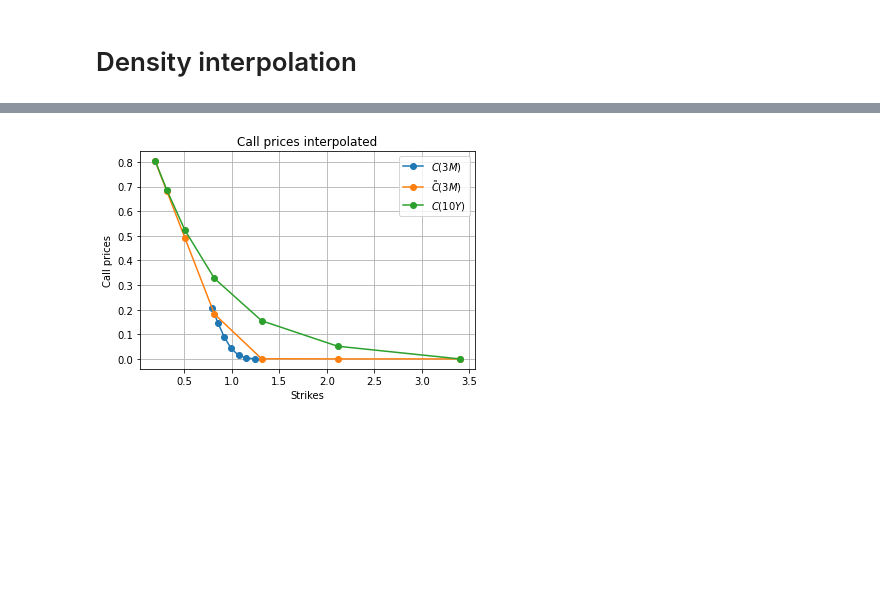
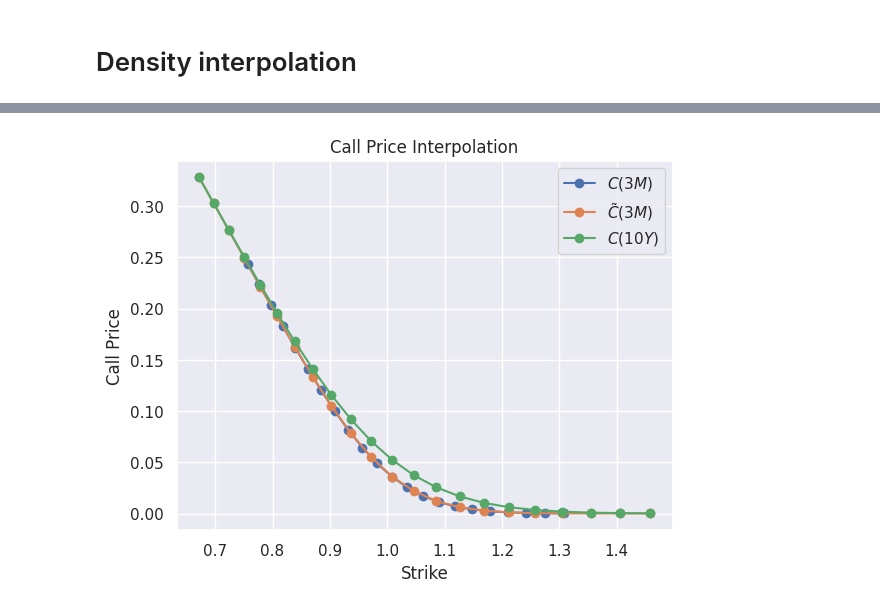
Before and after one commit to mwbrulhardt/gleam, a Jupyter notebook: examples/density_interpolation.ipynb, the cells around one changed output, grey strips where cells are left out. Saved outputs shown, nothing was run; the diff lists cells and outputs as text; code cells hidden in the pictures; blank space fills up the shorter version.

```diff
--- a/examples/density_interpolation.ipynb
+++ b/examples/density_interpolation.ipynb
@@ -45,9 +52,13 @@ Calibrate discrete local volatilities
 # %%
-dlv = DiscreteLocalVolatilityModel()
+bounds = np.zeros([num_maturities, 2])
+bounds[:, 0] = 0.1
+bounds[:, 1] = 2.5
+
+dlv = gm.dlv.DiscreteLocalVolatilityModel()
 dlv.calibrate(
-    prices=prices,
-    strikes=strikes,
-    maturities=tau,
-    bounds=np.array([[0.1, 2.5], [0.1, 2.5]]),
+    prices=C.flatten(),
+    strikes=k.flatten(),
+    maturities=t.flatten(),
+    bounds=bounds,
 )
 # %% [markdown]
@@ -73,22 +89,16 @@ plt.show()
 # %%
-k = np.zeros((3, 7))
-t = np.zeros((3, 7))
-k[0] = strikes[0]
-k[1] = strikes[1]
-k[2] = strikes[1]
-t[0] = tau[0]
-t[1] = tau[0]
-t[2] = tau[1]
-prices_interpolated = dlv.get_prices(k, t)
+t_ =  np.concatenate([t[0, None], t[0, None], t[1, None]], axis=0)
+k_ = np.concatenate([k[0, None], k[1, None],k[1, None]], axis=0)
+prices_interpolated = dlv.get_prices(k_.flatten(), t_.flatten()).reshape(3, -1)
 
-plt.plot(k[0], prices_interpolated[0], '-o', label=r'$C(3M)$')
-plt.plot(k[1], prices_interpolated[1], '-o', label=r'$\tilde{C}(3M)$')
-plt.plot(k[2], prices_interpolated[2], '-o', label=r'$C(10Y)$')
+plt.plot(k_[0], prices_interpolated[0], "-o", label=r"$C(3M)$")
+plt.plot(k_[1], prices_interpolated[1], "-o", label=r"$\tilde{C}(3M)$")
+plt.plot(k_[2], prices_interpolated[2], "-o", label=r"$C(10Y)$")
 plt.legend()
-plt.grid()
-plt.xlabel('Strikes')
-plt.ylabel('Call prices')
-plt.title('Call prices interpolated')
+
+plt.xlabel("Strike")
+plt.ylabel("Call Price")
+plt.title("Call Price Interpolation")
 plt.show()
 # %% [output]
-[figure, old version]
+[figure, new version]
```
Also changed, not shown: parts of 11 cells of this notebook, 5 other files.
